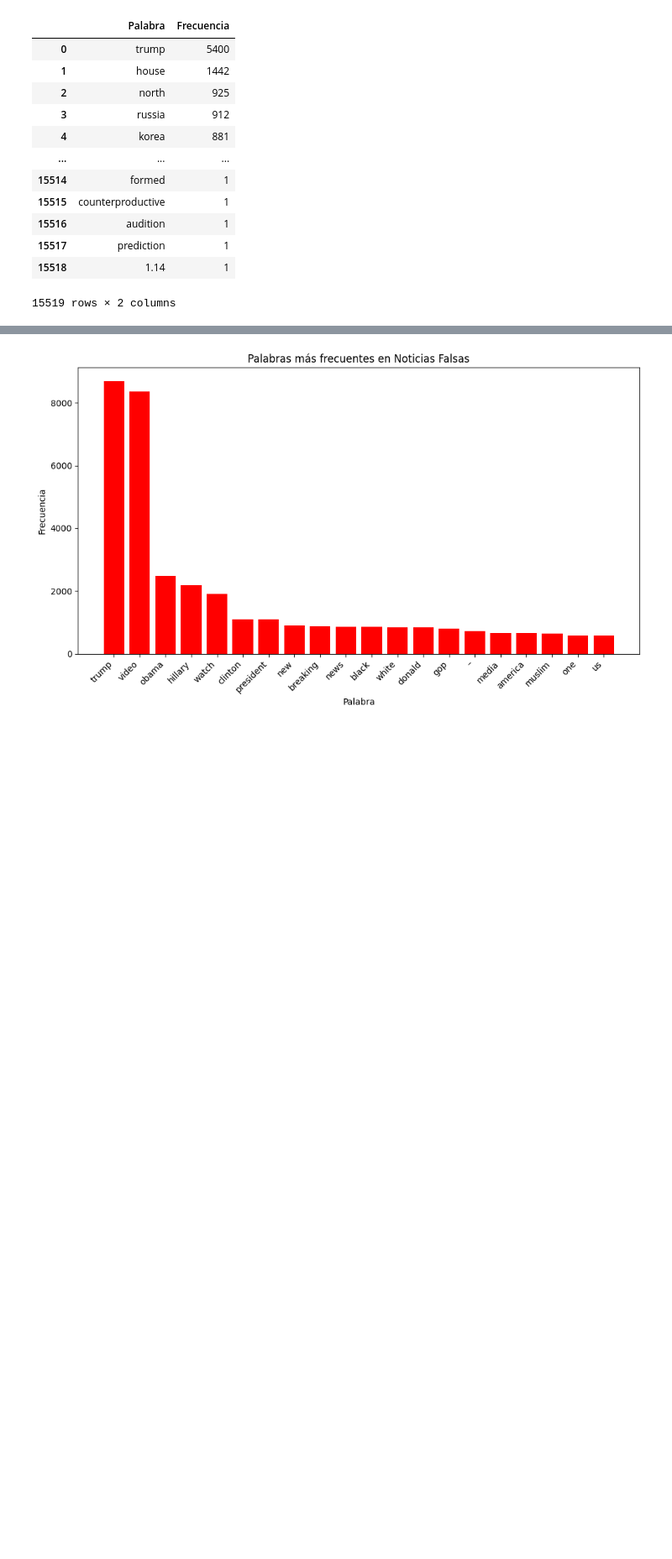
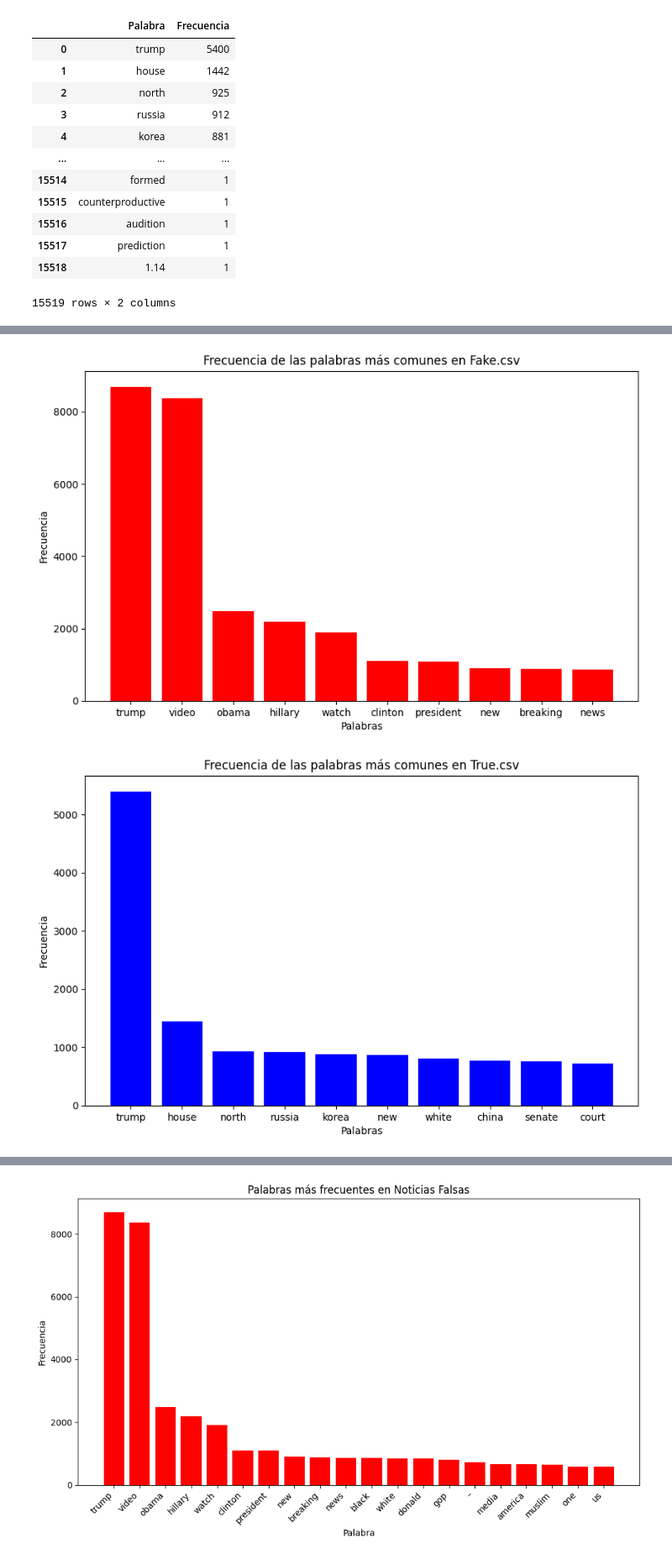
Before and after one commit to LeandroRodrigoMolina/EstadisticaIntegradorDatasetFakeNews, a Jupyter notebook: estadisticaNoticiasFalsas.ipynb, the cells around one changed output, grey strips where cells are left out. Shown at 84% size. Drawn from its saved outputs; the diff is of its cells as text; code cells hidden in the pictures; blank space fills up the shorter version.

```diff
--- a/estadisticaNoticiasFalsas.ipynb
+++ b/estadisticaNoticiasFalsas.ipynb
@@ -134,3 +134,26 @@ Tabla de Frecuencia para Noticias Verdaderas:
 | 15517 | prediction | 1 |
 | 15518 | 1.14 | 1 |
 15519 rows × 2 columns
+# %%
+from nltk.probability import FreqDist
+from nltk.tokenize import word_tokenize
+import pandas as pd
+
+# Tokenizar cada conjunto de textos
+fake_tokens = word_tokenize(fake_text)
+true_tokens = word_tokenize(true_text)
+
+# Obtener las frecuencias de las palabras
+fake_fdist = FreqDist(fake_tokens)
+true_fdist = FreqDist(true_tokens)
+
+# Crear dataframes con las palabras y sus frecuencias
+fake_common_df = pd.DataFrame(fake_fdist.most_common(), columns=['Word', 'Frequency'])
+true_common_df = pd.DataFrame(true_fdist.most_common(), columns=['Word', 'Frequency'])
+
+# Imprimir las 10 palabras más comunes de cada conjunto de datos
+print("10 palabras más comunes en Fake.csv:")
+print(fake_common_df.head(10))
+
+print("\n10 palabras más comunes en True.csv:")
+print(true_common_df.head(10))
@@ -136,0 +178,19 @@ Tabla de Frecuencia para Noticias Verdaderas:
+# %%
+# Para Fake.csv
+plt.figure(figsize=(10,6))
+plt.bar(fake_common_df['Word'].head(10), fake_common_df['Frequency'].head(10), color='r')
+plt.title('Frecuencia de las palabras más comunes en Fake.csv')
+plt.xlabel('Palabras')
+plt.ylabel('Frecuencia')
+plt.show()
+
+# Para True.csv
+plt.figure(figsize=(10,6))
+plt.bar(true_common_df['Word'].head(10), true_common_df['Frequency'].head(10), color='b')
+plt.title('Frecuencia de las palabras más comunes en True.csv')
+plt.xlabel('Palabras')
+plt.ylabel('Frecuencia')
+plt.show()
+# %% [output]
+[figure, added]
+[figure, added]
```
Also changed, not shown: parts of 11 cells of this notebook.
